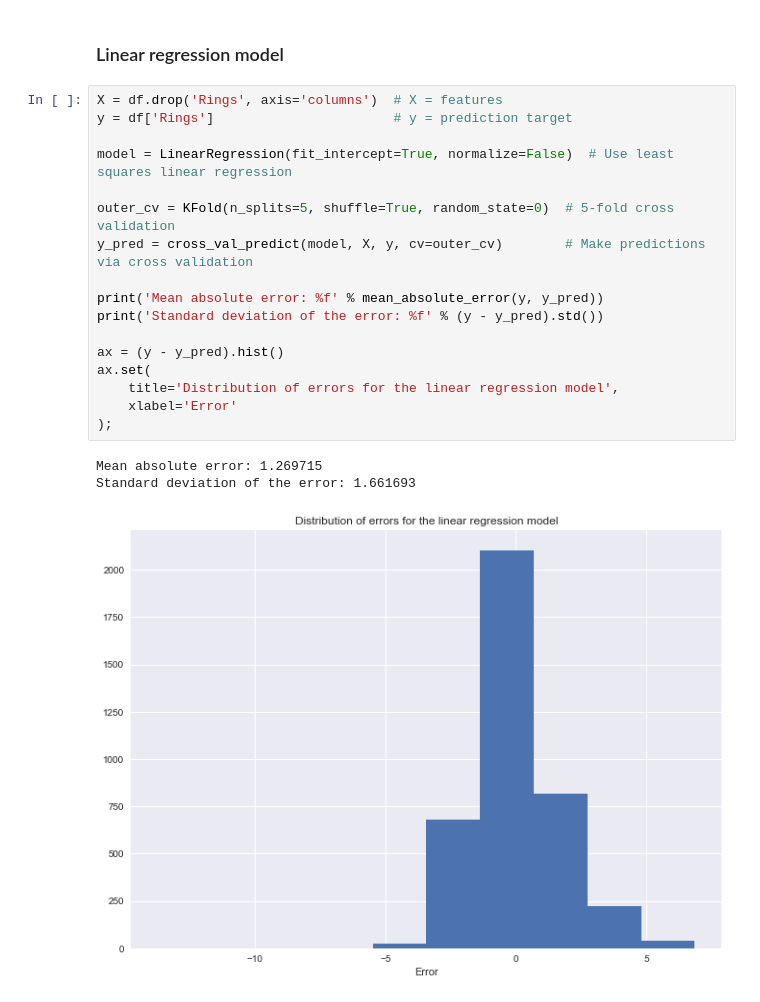
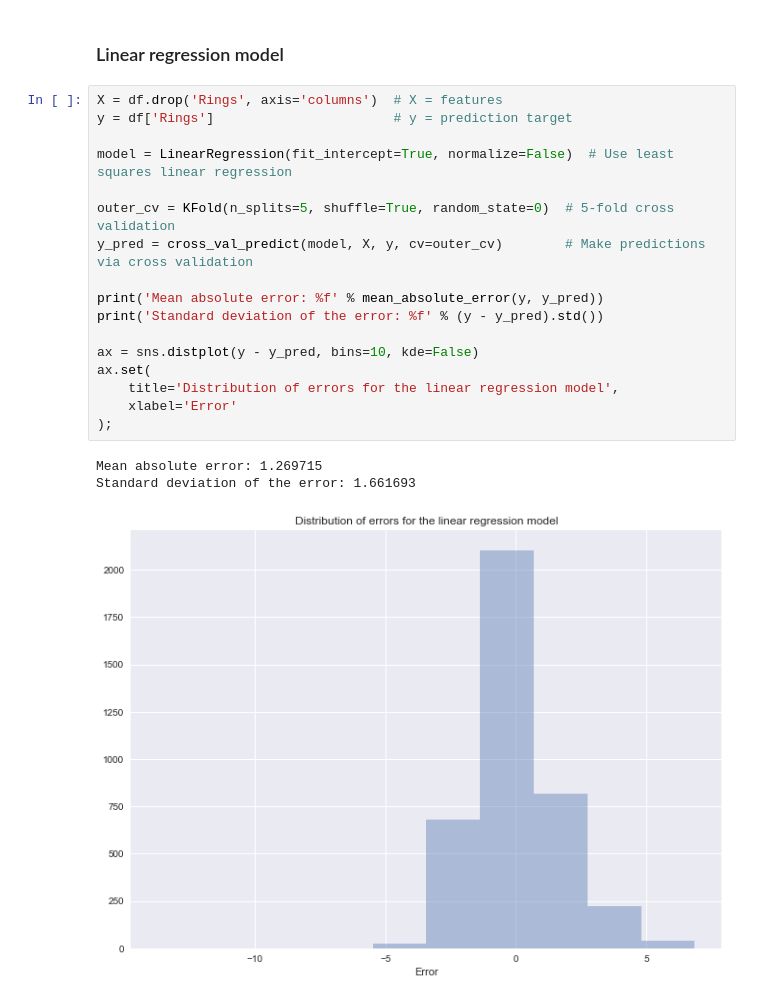
Before and after one commit to el-davo/msc-data-analytics-notebook, a Jupyter notebook: task1.ipynb, the cells around one changed output. Drawn from its saved outputs; the diff is of its cells as text.

```diff
--- a/task1.ipynb
+++ b/task1.ipynb
@@ -320,21 +306,21 @@ ax.set(
 # %%
 X = df.drop('Rings', axis='columns')  # X = features
 y = df['Rings']                       # y = prediction target
 
 model = LinearRegression(fit_intercept=True, normalize=False)  # Use least squares linear regression
 
 outer_cv = KFold(n_splits=5, shuffle=True, random_state=0)  # 5-fold cross validation
 y_pred = cross_val_predict(model, X, y, cv=outer_cv)        # Make predictions via cross validation
 
 print('Mean absolute error: %f' % mean_absolute_error(y, y_pred))
 print('Standard deviation of the error: %f' % (y - y_pred).std())
 
-ax = (y - y_pred).hist()
+ax = sns.distplot(y - y_pred, bins=10, kde=False)
 ax.set(
     title='Distribution of errors for the linear regression model',
     xlabel='Error'
 );
 # %% [output]
 Mean absolute error: 1.269715
 Standard deviation of the error: 1.661693
-[figure, old version]
+[figure, new version]
```
Also changed, not shown: parts of 2 cells of this notebook.
